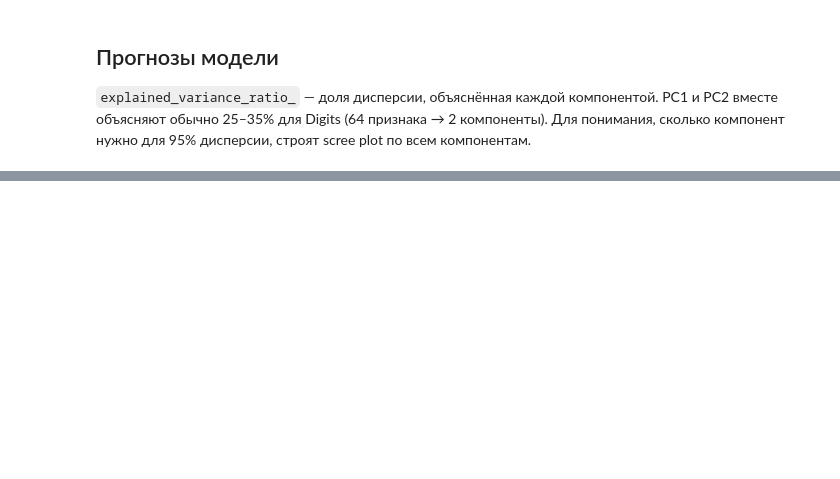
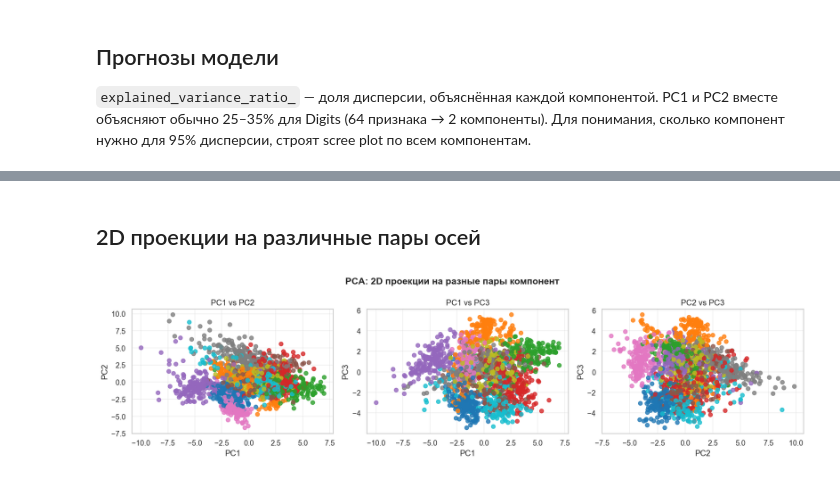
Before and after one commit to phys-dev/ml-recipe-book, a Jupyter notebook: notebooks/10_pca.ipynb, the cells around one changed output, grey strips where cells are left out. Saved outputs shown, nothing was run; the diff lists cells and outputs as text; code cells hidden in the pictures; blank space fills up the shorter version.

```diff
--- a/notebooks/10_pca.ipynb
+++ b/notebooks/10_pca.ipynb
@@ -94,0 +97,31 @@ plt.show()
+# %% [markdown]
+## 2D проекции на различные пары осей
+# %%
+fig, axes = plt.subplots(1, 3, figsize=(15, 4))
+
+# PC1 vs PC2
+scatter1 = axes[0].scatter(X_pca[:, 0], X_pca[:, 1], c=digits.target, cmap="tab10", alpha=0.8)
+axes[0].set_xlabel("PC1")
+axes[0].set_ylabel("PC2")
+axes[0].set_title("PC1 vs PC2")
+axes[0].grid(True, alpha=0.3)
+
+# PC1 vs PC3
+scatter2 = axes[1].scatter(X_pca[:, 0], X_pca[:, 2], c=digits.target, cmap="tab10", alpha=0.8)
+axes[1].set_xlabel("PC1")
+axes[1].set_ylabel("PC3")
+axes[1].set_title("PC1 vs PC3")
+axes[1].grid(True, alpha=0.3)
+
+# PC2 vs PC3
+scatter3 = axes[2].scatter(X_pca[:, 1], X_pca[:, 2], c=digits.target, cmap="tab10", alpha=0.8)
+axes[2].set_xlabel("PC2")
+axes[2].set_ylabel("PC3")
+axes[2].set_title("PC2 vs PC3")
+axes[2].grid(True, alpha=0.3)
+
+plt.suptitle("PCA: 2D проекции на разные пары компонент", fontsize=14, fontweight="bold")
+plt.tight_layout()
+plt.show()
+# %% [output]
+[figure, added]
```
Also changed, not shown: parts of 7 cells of this notebook.
